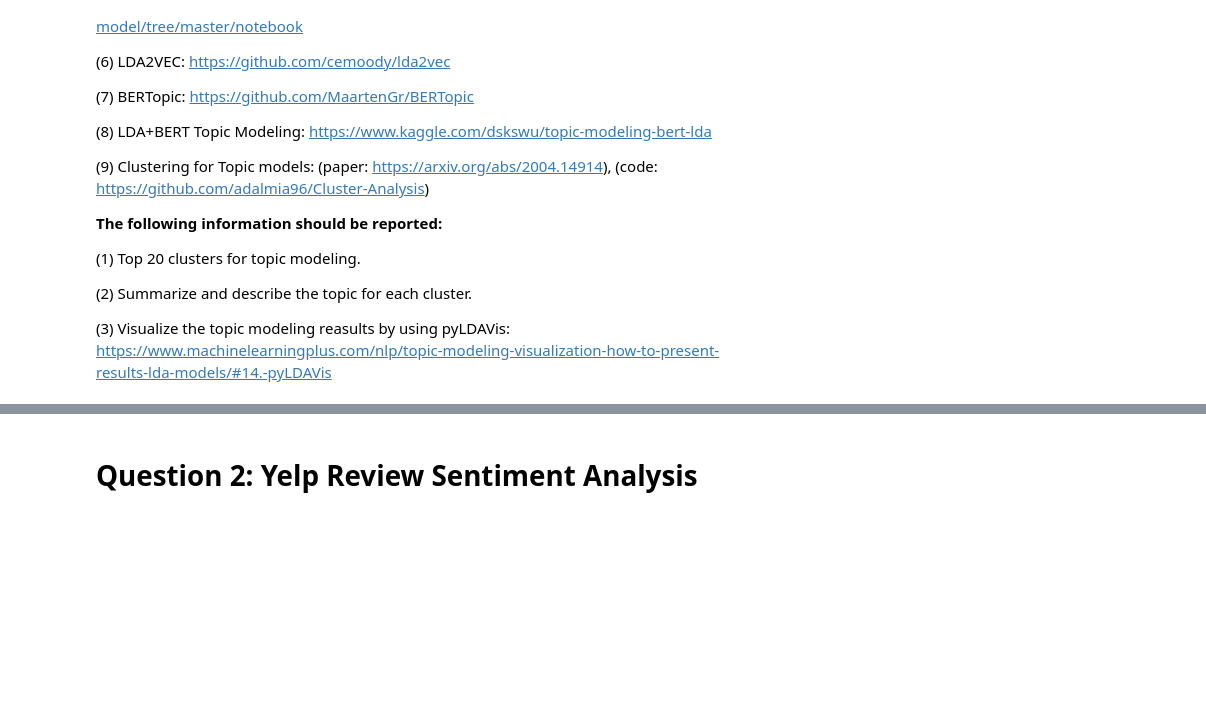
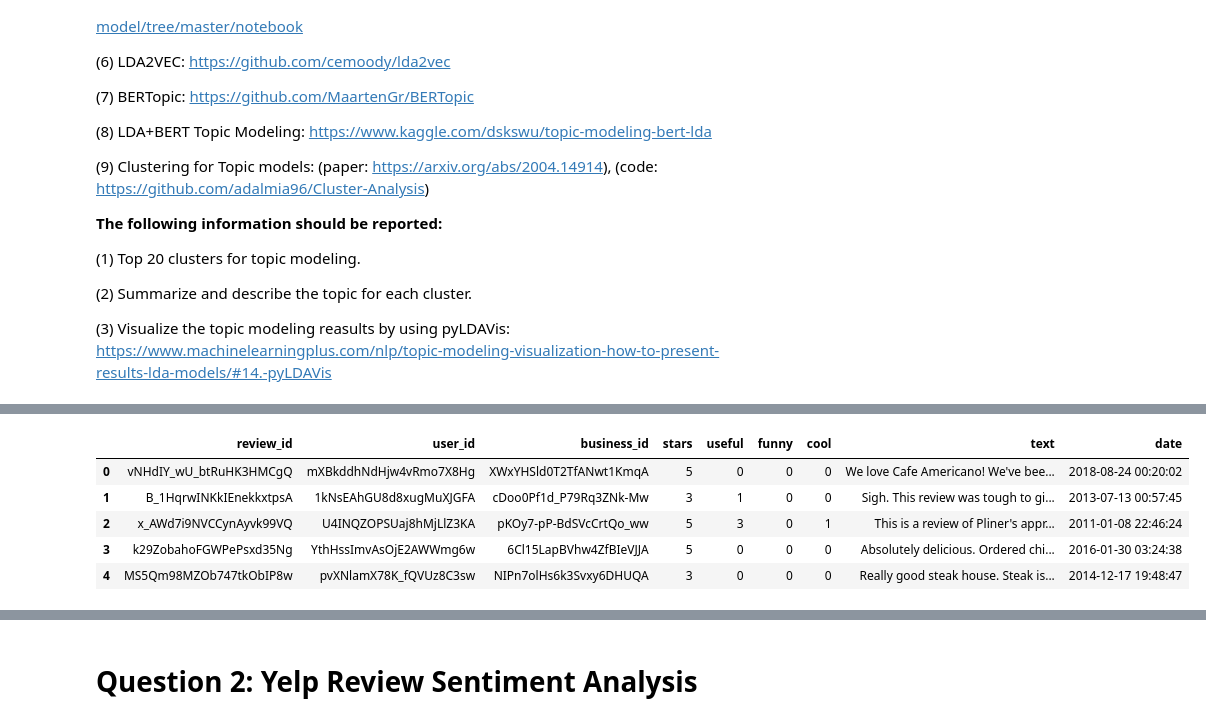
Before and after one commit to divyaseri/divya_INFO5731_Fall2020, a Jupyter notebook: INFO5731_Assignment_four.ipynb, the cells around one changed output, grey strips where cells are left out. Cells and saved outputs as stored; diff of their text form; code cells hidden in the pictures; blank space fills up the shorter version.

```diff
--- a/INFO5731_Assignment_four.ipynb
+++ b/INFO5731_Assignment_four.ipynb
@@ -113,0 +54,10 @@ logger.propagate = False
+# %%
+df = pd.read_json (r'/content/yelp_dataset~1.json')
+df.head()
+# %% [output]
+|  | review_id | user_id | business_id | stars | useful | funny | cool | text | date |
+| 0 | vNHdIY_wU_btRuHK3HMCgQ | mXBkddhNdHjw4vRmo7X8Hg | XWxYHSld0T2TfANwt1KmqA | 5 | 0 | 0 | 0 | We love Cafe Americano! We've bee... | 2018-08-24 00:20:02 |
+| 1 | B_1HqrwINKkIEnekkxtpsA | 1kNsEAhGU8d8xugMuXJGFA | cDoo0Pf1d_P79Rq3ZNk-Mw | 3 | 1 | 0 | 0 | Sigh. This review was tough to gi... | 2013-07-13 00:57:45 |
+| 2 | x_AWd7i9NVCCynAyvk99VQ | U4INQZOPSUaj8hMjLlZ3KA | pKOy7-pP-BdSVcCrtQo_ww | 5 | 3 | 0 | 1 | This is a review of Pliner's appr... | 2011-01-08 22:46:24 |
+| 3 | k29ZobahoFGWPePsxd35Ng | YthHssImvAsOjE2AWWmg6w | 6Cl15LapBVhw4ZfBIeVJJA | 5 | 0 | 0 | 0 | Absolutely delicious. Ordered chi... | 2016-01-30 03:24:38 |
+| 4 | MS5Qm98MZOb747tkObIP8w | pvXNlamX78K_fQVUz8C3sw | NIPn7olHs6k3Svxy6DHUQA | 3 | 0 | 0 | 0 | Really good steak house. Steak is... | 2014-12-17 19:48:47 |
```
Also changed, not shown: parts of 53 cells of this notebook.
